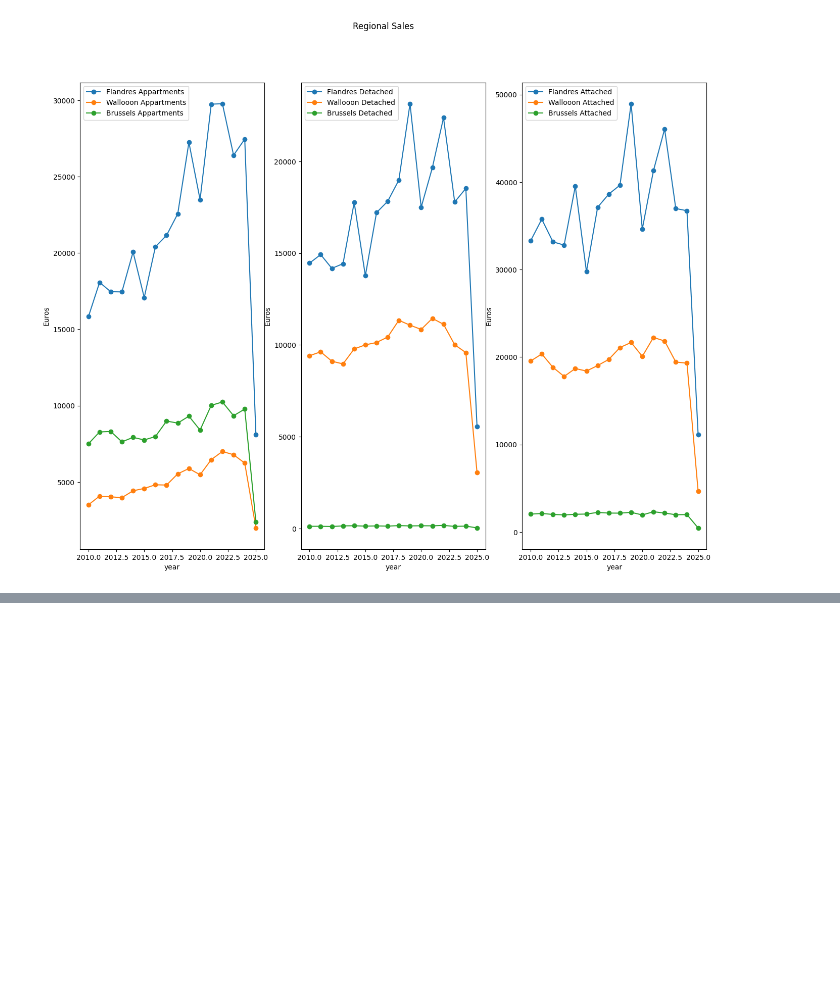
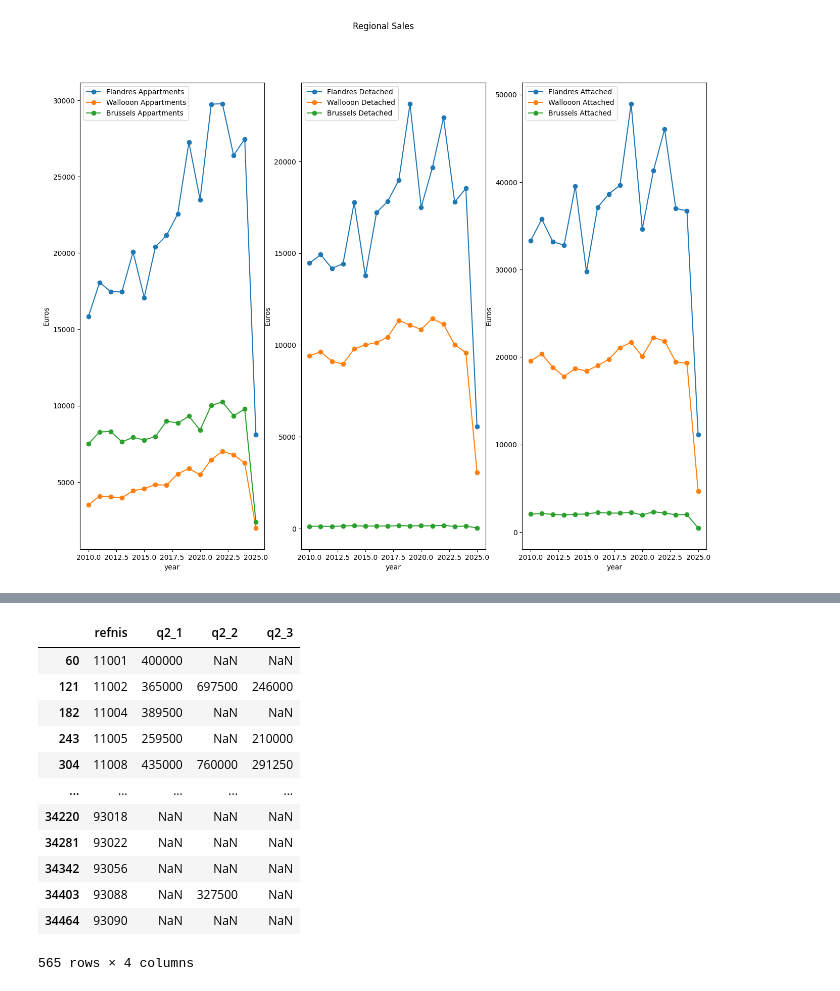
Before and after one commit to DSP-Tan/belgian_real_estate, a Jupyter notebook: visualisation.ipynb, the cells around one changed output, grey strips where cells are left out. Drawn from its saved outputs; the diff is of its cells as text; code cells hidden in the pictures; blank space fills up the shorter version.

```diff
--- a/visualisation.ipynb
+++ b/visualisation.ipynb
@@ -243,0 +264,17 @@ axes[2].legend();
+# %%
+prices_latest_quart = df.loc[(df.year==2025) & (df.period=="Q1"), ["refnis", "q2_1","q2_2", "q2_3"]].copy()
+prices_latest_quart.refnis = prices_latest_quart.refnis.astype(str)
+# %% [output]
+|  | refnis | q2_1 | q2_2 | q2_3 |
+| 60 | 11001 | 400000 | NaN | NaN |
+| 121 | 11002 | 365000 | 697500 | 246000 |
+| 182 | 11004 | 389500 | NaN | NaN |
+| 243 | 11005 | 259500 | NaN | 210000 |
+| 304 | 11008 | 435000 | 760000 | 291250 |
+| ... | ... | ... | ... | ... |
+| 34220 | 93018 | NaN | NaN | NaN |
+| 34281 | 93022 | NaN | NaN | NaN |
+| 34342 | 93056 | NaN | NaN | NaN |
+| 34403 | 93088 | NaN | 327500 | NaN |
+| 34464 | 93090 | NaN | NaN | NaN |
+565 rows × 4 columns
```
Also changed, not shown: parts of 10 cells of this notebook.
